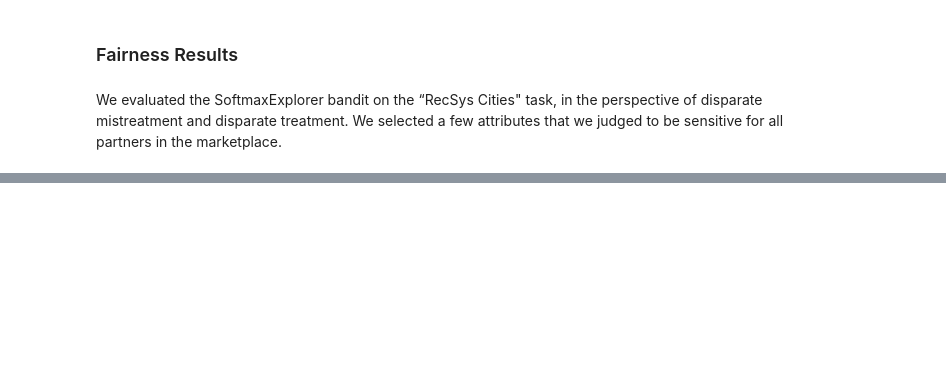
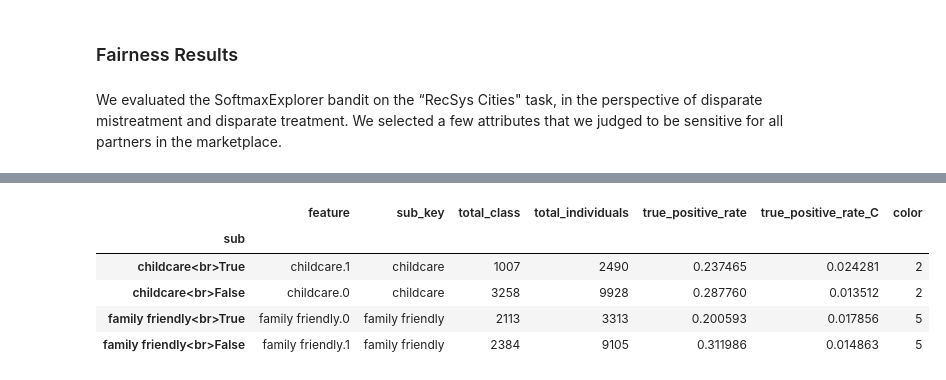
Before and after one commit to deeplearningbrasil/mars-gym-experiments, a Jupyter notebook: scripts/notebooks/Results.ipynb, the cells around one changed output, grey strips where cells are left out. Saved outputs shown, nothing was run; the diff lists cells and outputs as text; code cells hidden in the pictures; blank space fills up the shorter version.

```diff
--- a/scripts/notebooks/Results.ipynb
+++ b/scripts/notebooks/Results.ipynb
@@ -210,0 +375,27 @@ disparate mistreatment and disparate treatment. We selected a few attributes tha
+# %%
+input_models_eval = 'InteractionTraining____mars_gym_model_b___logit_multipli_9dd8714dfd_96b9d686ee'
+list_input_features    = ['childcare', 'family friendly']
+input_metrics     = 'true_positive_rate'
+# %%
+metrics = []
+for input_features in list_input_features:
+    df_all_metrics    = load_fairness_metrics().loc[input_models_eval]
+    df_instances      = load_fairness_df().loc[input_models_eval]
+    df_all_metric_filter = df_all_metrics[df_all_metrics.sub_key.isin([input_features])]
+
+    columns         = list(np.unique(['sub_key', 'sub', 'feature', 'total_class', 'total_individuals'] + [input_metrics]))
+    if input_metrics+"_C" in df_all_metrics.columns:
+        columns.append(input_metrics+"_C")
+
+    df_metrics      = filter_df(df_all_metrics, input_models_eval, columns, 'sub')
+
+    df_metrics      = df_metrics[df_metrics.sub_key.isin([input_features])]
+    if sub_map != None:
+        df_metrics['sub'] = df_metrics['sub'].map(sub_map)
+
+    df_metrics      = df_metrics.sort_values("feature").set_index("sub")
+    df_metrics      = df_metrics.sort_values(input_metrics)
+    metrics.append(df_metrics)
+
+metrics = pd.concat(metrics)
+metrics
@@ -210,0 +409,13 @@ disparate mistreatment and disparate treatment. We selected a few attributes tha
+# %%
+metrics.reset_index()
+metrics['sub'] = ['childcare<br>True', 'childcare<br>False', 'family friendly<br>True', 'family friendly<br>False']
+metrics['color'] = [2,2, 5,5]
+metrics = metrics.set_index('sub')
+metrics
+# %% [output]
+|  | feature | sub_key | total_class | total_individuals | true_positive_rate | true_positive_rate_C | color |
+| sub |  |  |  |  |  |  |  |
+| childcare<br>True | childcare.1 | childcare | 1007 | 2490 | 0.237465 | 0.024281 | 2 |
+| childcare<br>False | childcare.0 | childcare | 3258 | 9928 | 0.287760 | 0.013512 | 2 |
+| family friendly<br>True | family friendly.0 | family friendly | 2113 | 3313 | 0.200593 | 0.017856 | 5 |
+| family friendly<br>False | family friendly.1 | family friendly | 2384 | 9105 | 0.311986 | 0.014863 | 5 |
```
Also changed, not shown: parts of 33 cells of this notebook, 11 other files.
